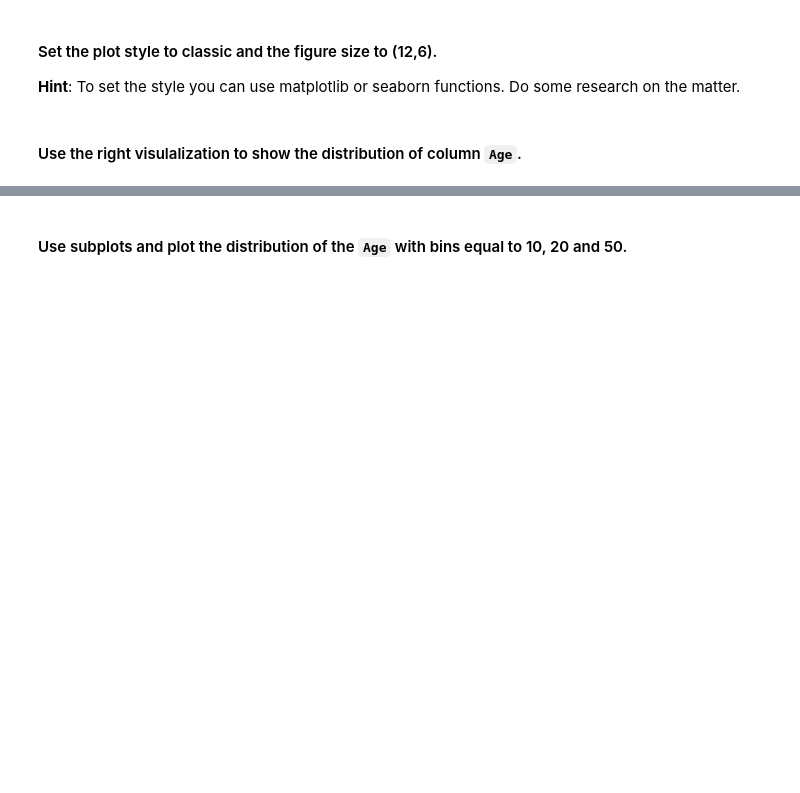
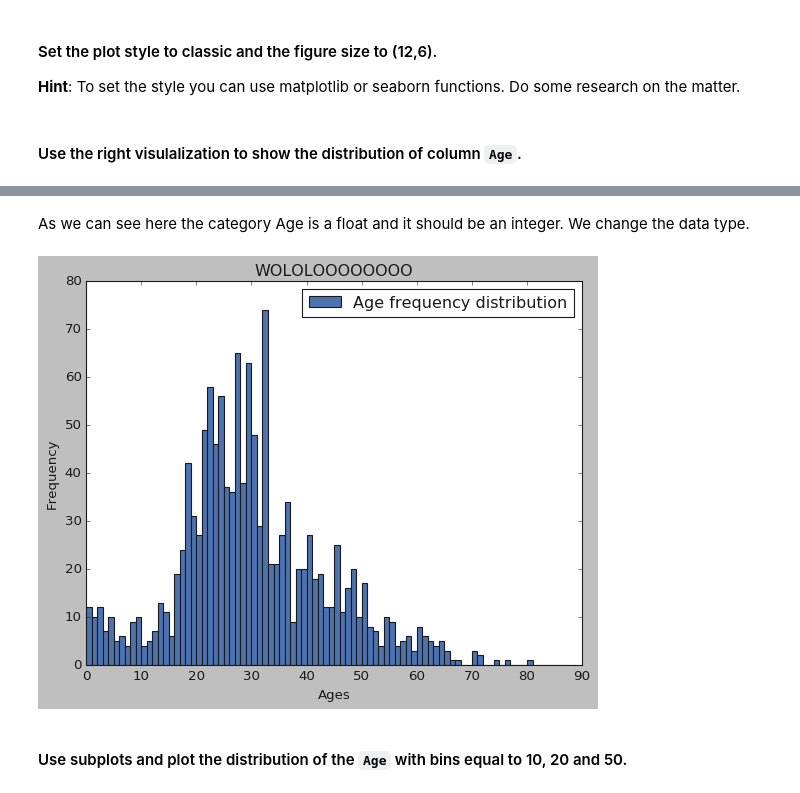
Before and after one commit to wobniarin/lab-matplotlib-seaborn, a Jupyter notebook: your-code/main.ipynb, the cells around one changed output, grey strips where cells are left out. Drawn from its saved outputs; the diff is of its cells as text; code cells hidden in the pictures; blank space fills up the shorter version.

```diff
--- a/your-code/main.ipynb
+++ b/your-code/main.ipynb
@@ -197,2 +275,4 @@ How the average number of steps change by month. Use the appropriate visualizati
+# %%
+titanic = pd.read_csv('titanic.csv', index_col=0)
 # %% [markdown]
 #### Explore the titanic dataset using Pandas dtypes.
@@ -215,2 +334,8 @@ How the average number of steps change by month. Use the appropriate visualizati
+# %%
+# your code here
+
+mpl.style.use('classic')
+mpl.figure.Figure(figsize=(12,6), dpi=300)
+sns.set_style('whitegrid')
 # %% [markdown]
 #### Use the right visulalization to show the distribution of column `Age`.
@@ -219,2 +351,20 @@ How the average number of steps change by month. Use the appropriate visualizati
+# %% [markdown]
+As we can see here the category Age is a float and it should be an integer. We change the data type.
+# %%
+titanic['Age']=titanic['Age'].astype('int64')
+# %%
+#we can use histogram to plot the distribution of column Age
+bins = [i for i in range(0,90,1)]
+
+plt.hist(titanic['Age'], label='Age frequency distribution', bins=bins)
+
+plt.xlabel('Ages')
+plt.ylabel('Frequency')
+
+plt.title('WOLOLOOOOOOOO')
+plt.legend()
+plt.show()
+# %% [output]
+[figure, added]
 # %% [markdown]
 #### Use subplots and plot the distribution of the `Age`  with bins equal to 10, 20 and 50.
```
Also changed, not shown: parts of 56 cells of this notebook, 2 other files.
